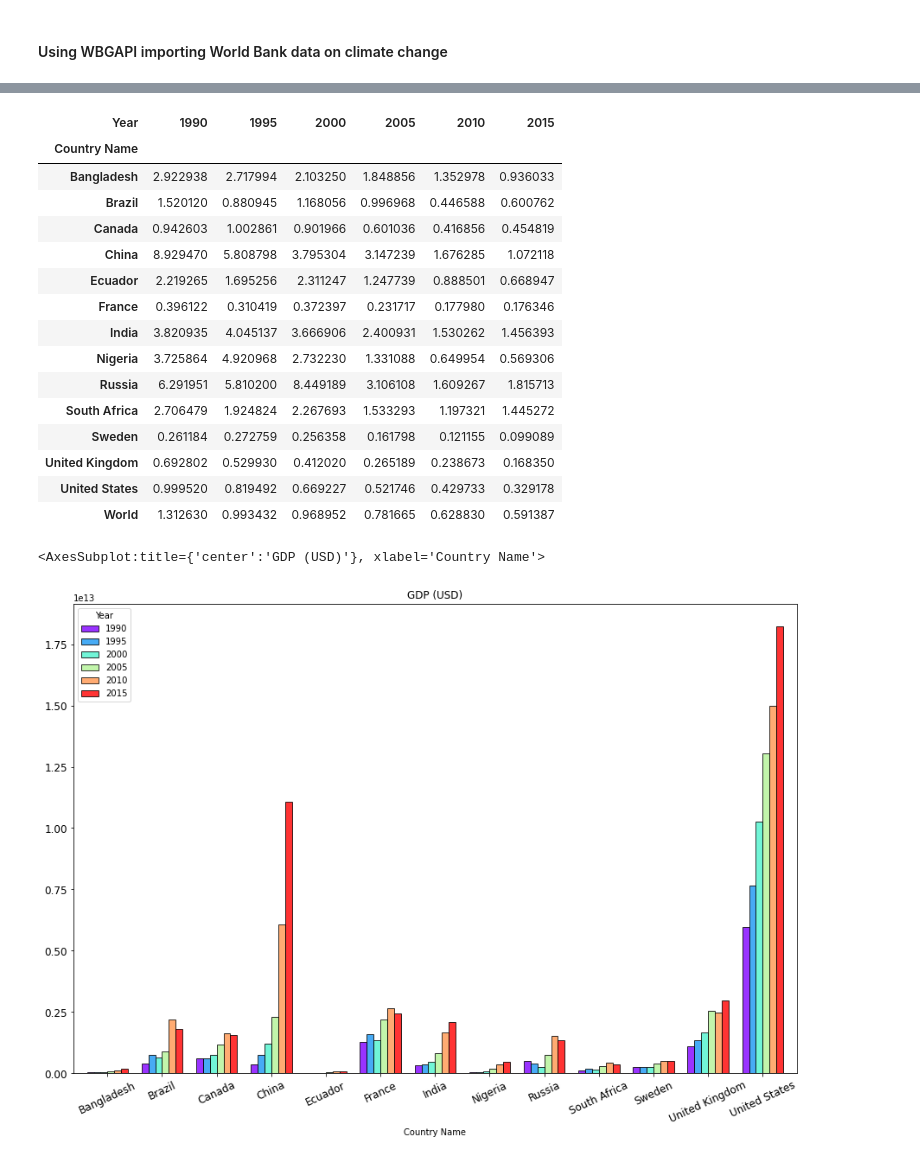
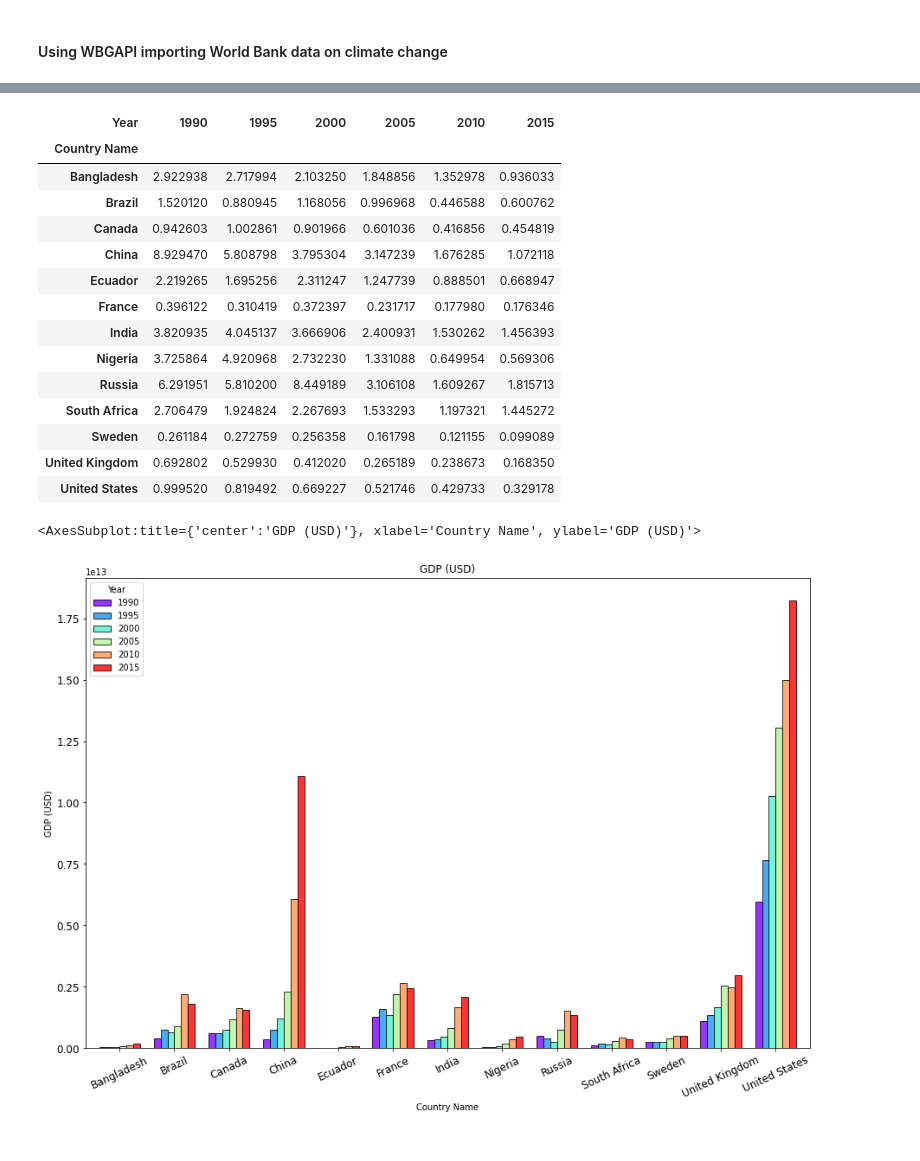
Before and after one commit to tan-lights/ADS1-Assignment-2, a Jupyter notebook: ADS1 Assignment 2 - Tanvir Ahmed.ipynb, the cells around one changed output, grey strips where cells are left out. Drawn from its saved outputs; the diff is of its cells as text; code cells hidden in the pictures.

```diff
--- a/ADS1 Assignment 2 - Tanvir Ahmed.ipynb
+++ b/ADS1 Assignment 2 - Tanvir Ahmed.ipynb
@@ -156,3 +119,3 @@ df_CO2[1]
 # %%
 countries_of_interest = ['Bangladesh', 'Brazil', 'Canada', 'China', 'Ecuador', 'France', 'India',
-                         'Nigeria', 'Russia', 'South Africa', 'Sweden', 'United Kingdom', 'United States', 'World']
+                         'Nigeria', 'Russia', 'South Africa', 'Sweden', 'United Kingdom', 'United States']
@@ -409,4 +257,3 @@ C
 | Sweden | 0.261184 | 0.272759 | 0.256358 | 0.161798 | 0.121155 | 0.099089 |
 | United Kingdom | 0.692802 | 0.529930 | 0.412020 | 0.265189 | 0.238673 | 0.168350 |
 | United States | 0.999520 | 0.819492 | 0.669227 | 0.521746 | 0.429733 | 0.329178 |
-| World | 1.312630 | 0.993432 | 0.968952 | 0.781665 | 0.628830 | 0.591387 |
@@ -438,7 +260,7 @@ plt.show()
 # %%
-tot_gdp.drop('World').plot(kind='bar', figsize=(15,10), xlabel='Country Name', fontsize=12, alpha=0.8, stacked=False,
-                           width = 0.75, title='GDP (USD)', colormap='rainbow', edgecolor='black', rot=25)
+tot_gdp.plot(kind='bar', figsize=(15,10), xlabel='Country Name', ylabel='GDP (USD)', fontsize=12, alpha=0.8,
+             stacked=False, width = 0.75, title='GDP (USD)', colormap='rainbow', edgecolor='black', rot=25)
 # %% [output]
-<AxesSubplot:title={'center':'GDP (USD)'}, xlabel='Country Name'>
+<AxesSubplot:title={'center':'GDP (USD)'}, xlabel='Country Name', ylabel='GDP (USD)'>
-[figure, old version]
+[figure, new version]
 # %%
```
Also changed, not shown: parts of 41 cells of this notebook.
